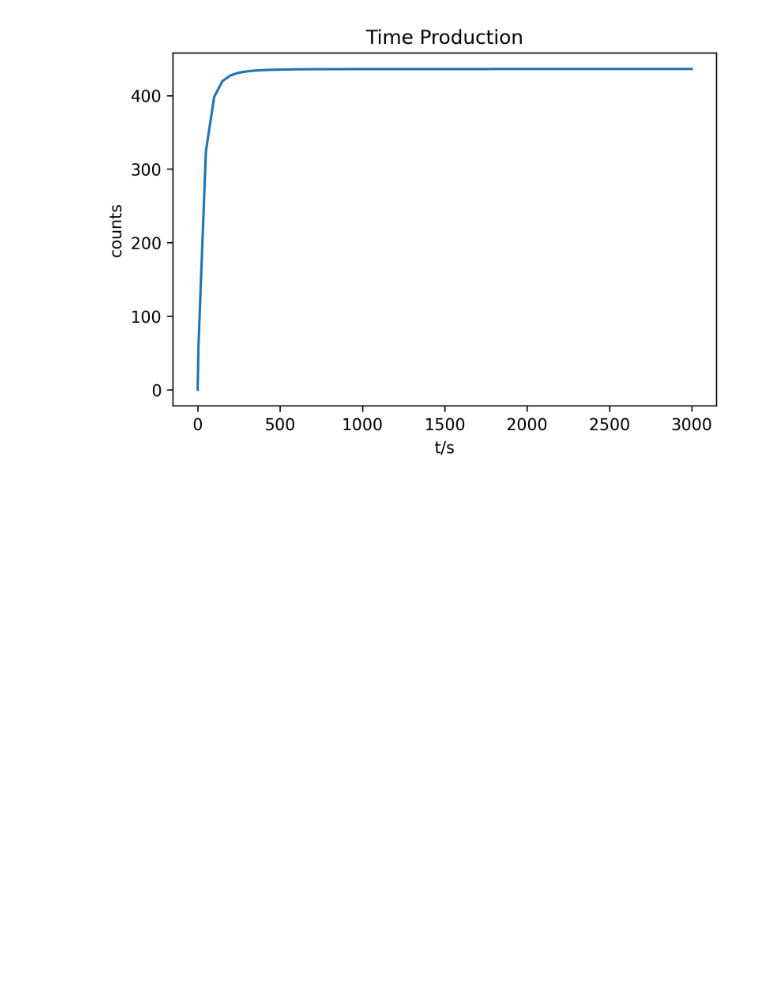
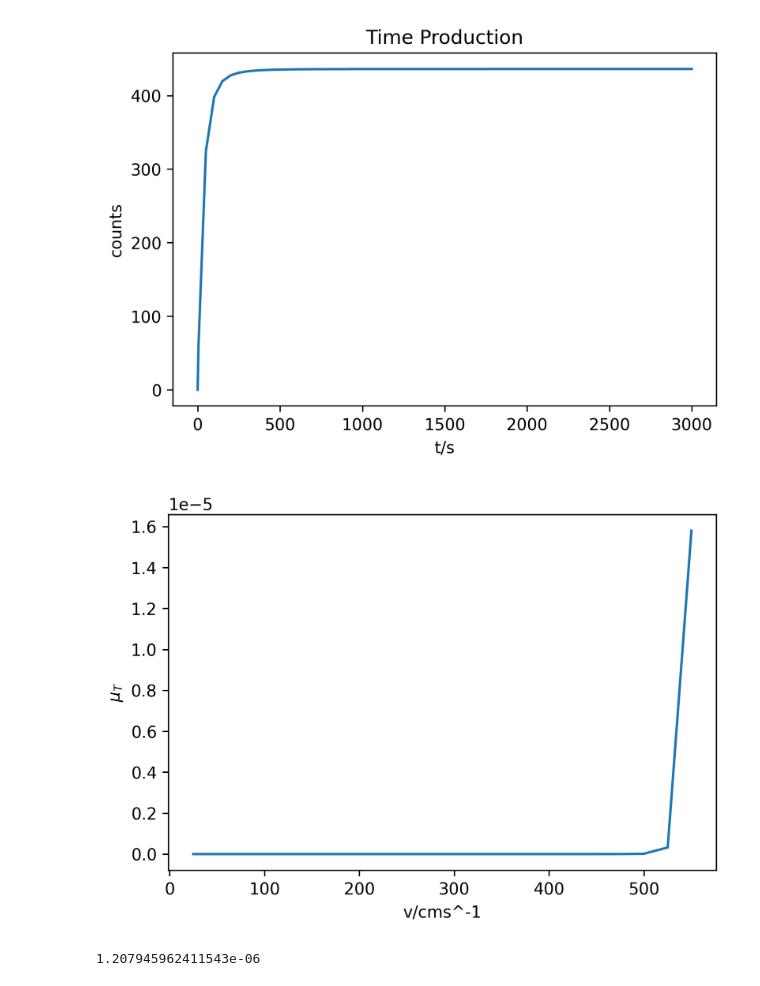
Before and after one commit to Nylsonnn/n2edm-work, a Jupyter notebook: n2edm work.ipynb, the cells around one changed output. Cells and saved outputs as stored; diff of their text form; code cells hidden in the pictures; blank space fills up the shorter version.

Commit message:
Check final slide, added a for loop to calculate E_nev with raw data and for loops

```diff
--- a/n2edm work.ipynb
+++ b/n2edm work.ipynb
@@ -445,3 +447,42 @@ plot.title('Time Production')
 plot.show()
 # %% [output]
 [figure]
+# %%
+import numpy as np
+cosTheta = [0.000, 0.025, 0.075, 0.125, 0.175, 0.225, 0.275, 0.325, 0.375, 0.425, 0.475, 0.525, 0.575, 0.625, 0.675, 0.725, 0.775, 0.825, 0.875, 0.925, 0.975]
+#velocity data for integral fits
+vInt = np.linspace(25, 550, 22)
+
+mu_T = [9.06414*10**-18, 3.88*10**-17, 9.8*10**-17, 2.05*10**-16, 3.99*10**-16, 7.55*10**-16, 1.44*10**-15, 2.81*10**-15, 5.73*10**-15, 1.24*10**-14, 2.85*10**-14, 7.14*10**-14, 1.96*10**-13, 5.98*10**-13, 2.07*10**-12, 8.22*10**-12, 3.87*10**-11, 2.24*10**-10, 1.68*10**-9, 1.79*10**-8, 3.24*10**-7, 1.58*10**-5]
+
+plot.figure(dpi=300)
+plot.plot(vInt, mu_T, marker=None)
+plot.xlabel('v/cms^-1')
+plot.ylabel('$\mu_T$')
+plot.show()
+# %% [output]
+[figure, added]
+# %%
+def mu_wall(E):
+    return 2 * f *(V_nev / E * np.arcsin(np.sqrt(E / V_nev)) - np.sqrt(V_nev / E - 1))
+
+#Calculates all E(nev) values directly from equation.
+#They round to the spreadsheet values, so I'll continue.
+
+#Sets empty array to eVal
+eVal = []
+
+#Creating a for loop to calculate exact values and appending them to
+#eVal
+for i in v:
+    e2 = 9.39565/2/(2.9979)**2*0.001*i**2
+    eVal.append(e2)
+
+#Just a test. Will figure a way to make it a bit easier to
+#call a specific value that isn't just [0]
+print(mu_wall(eVal[1]))
+
+
+#print(mu_wall(e2[0]))
+# %% [output]
+1.207945962411543e-06
```
Also changed, not shown: parts of 1 cell of this notebook.
